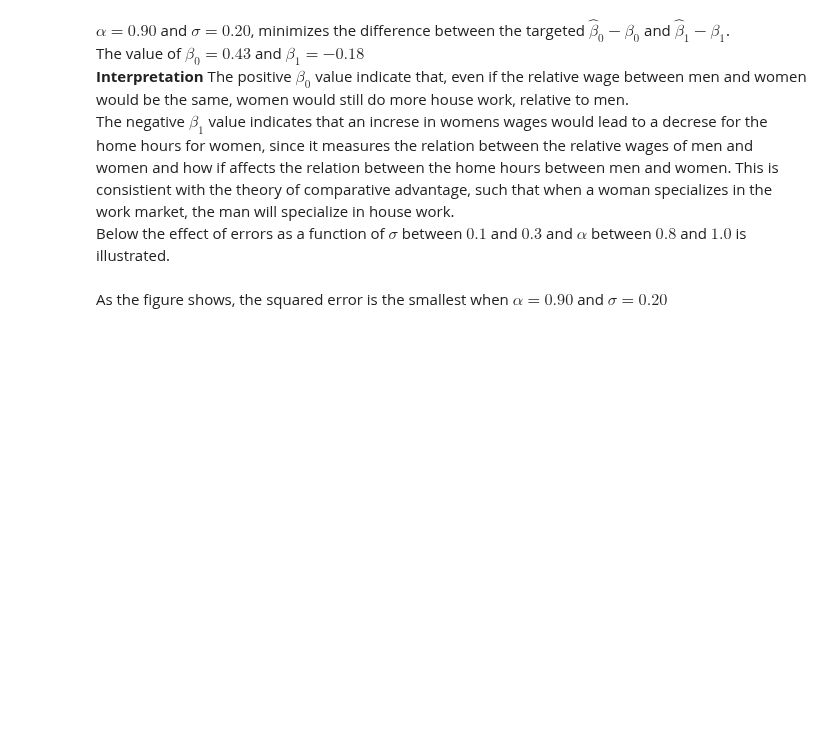
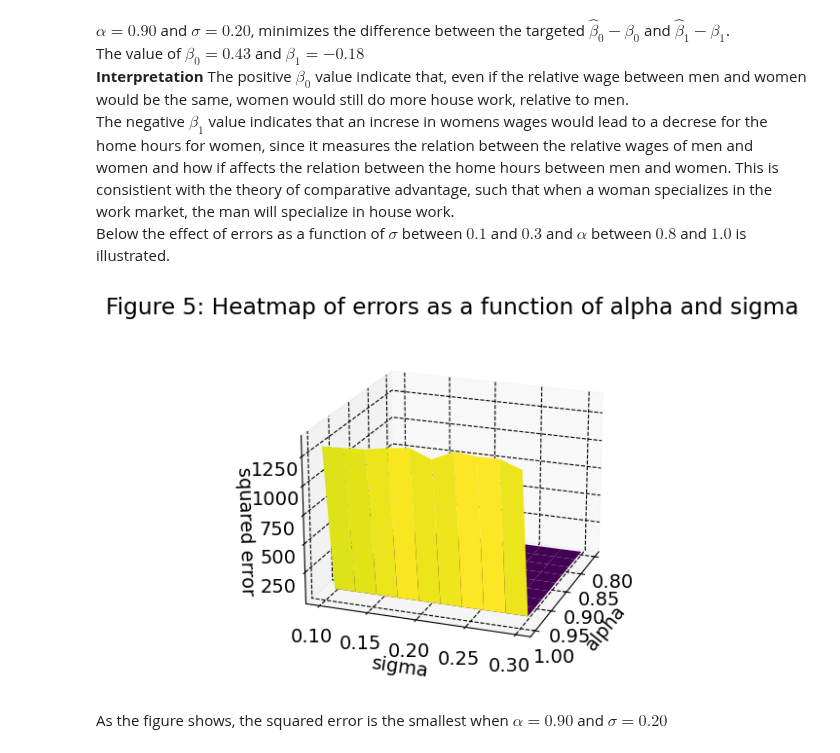
Before and after one commit to NumEconCopenhagen/projects-2023-frederikke-x2-og-sofie, a Jupyter notebook: inauguralproject/inauguralproject.ipynb, the cells around one changed output. Saved outputs shown, nothing was run; the diff lists cells and outputs as text; code cells hidden in the pictures; blank space fills up the shorter version.

```diff
--- a/inauguralproject/inauguralproject.ipynb
+++ b/inauguralproject/inauguralproject.ipynb
@@ -144,22 +144,24 @@ model4 = HouseholdSpecializationModelClass()
 # The vector for female wages is defined and printed
 wFs = [0.8, 0.9, 1.0, 1.1, 1.2]
 print(f"The wages for females are {wFs}")
-alpha_list = []
-sigma_list = []
-temp_ratio = []
+alpha_list = np.linspace(0.1,0.99,20)
+sigma_list =np.linspace(0.1,1,20)
+temp_beta_sol = 1000000
+
+
 
 # An loop is created over the wages to find the optimal labor supply
 for alpha in alpha_list:
     for sigma in sigma_list:
-        for i, wage in enumerate(wF): #Creates HF_vec and HM_vec for run_regression() function
-            model4.par.wF = wF
+        for i, wage in enumerate(wFs): #Creates HF_vec and HM_vec for run_regression() function
+            model4.par.wF = wage
             model4.par.alpha = alpha
             model4.par.sigma = sigma
             opt = model4.solve_discrete()
             model4.sol.HF_vec[i] = opt.HF
             model4.sol.HM_vec[i] = opt.HM
             ratio = opt.HF/opt.HM
-            temp_ratio[i] = ratio
+
 
         # Runs the regression for different values of sigma and alpha that minimizes the difference between the target beta 0 and 1
         # and the estimated.
@@ -170,8 +172,7 @@ for alpha in alpha_list:
             temp_sigma_opt = sigma
             beta0 = model4.sol.beta0
             beta1 = model4.sol.beta1
-
-#prints the sigma and alpha values which minimizes the difference between the target beta 0,  1 and the estimated.
-print(f"sigma= {temp_sigma_opt:.2f}, alpha= {temp_alpha_opt:.2f}, beta0={beta0:.2f}, beta1={beta1:.2f} temp_beta_sol= {temp_beta_sol:.2f}")
+            #prints the sigma and alpha values which minimizes the difference between the target beta 0,  1 and the estimated.
+            print(f"sigma= {temp_sigma_opt:.2f}, alpha= {temp_alpha_opt:.2f}, beta0={beta0:.2f}, beta1={beta1:.2f} temp_beta_sol= {temp_beta_sol:.2f}")
 # %% [output]
 The wages for females are [0.8, 0.9, 1.0, 1.1, 1.2]
@@ -186,34 +188,34 @@ Below the effect of errors as a function of $\sigma$ between $0.1$ and $0.3$ and
 # %%
 import matplotlib.pyplot as plt
 from mpl_toolkits.mplot3d import Axes3D
-
-model = HouseholdSpecializationModelClass()
 
 
 alpha_list = np.linspace(0.8, 1., 10)  # narrows the value of alpha to show the effect in the range of the optimal value
 sigma_list = np.linspace(0.1, 0.3, 10)  # narrows the value of sigma to show the effect in the range of the optimal value
 
 errors = np.zeros((len(alpha_list), len(sigma_list)))  # initialize array to hold errors
 
 for i, alpha in enumerate(alpha_list):
     for j, sigma in enumerate(sigma_list):
         model4.par.alpha = alpha
         model4.par.sigma = sigma
         model4.solve_wF_vec(discrete=False)
         model4.run_regression()
         errors[i,j] = (model4.par.beta0_target - model4.sol.beta0)**2 + (model4.par.beta1_target - model4.sol.beta1)**2
 
 # A 3D plot is created to show the squared errors as a function of alpha and sigma
 alpha_mesh, sigma_mesh = np.meshgrid(alpha_list, sigma_list, indexing='ij')
 fig = plt.figure()
 ax = fig.add_subplot(111, projection='3d')
 ax.plot_surface(alpha_mesh, sigma_mesh, errors, cmap='viridis')
 ax.set_xlabel('alpha')
 ax.set_ylabel('sigma')
 ax.set_zlabel('squared error')
 ax.set_title("Figure 5: Heatmap of errors as a function of alpha and sigma")
 
 ax.view_init(elev=20, azim=20)  # The view is adjustet to to better see the effect
 plt.show()
+# %% [output]
+[figure, added]
 # %% [markdown]
 As the figure shows, the squared error is the smallest when $\alpha = 0.90$ and $\sigma = 0.20$
```
Also changed, not shown: parts of 1 cell of this notebook.
